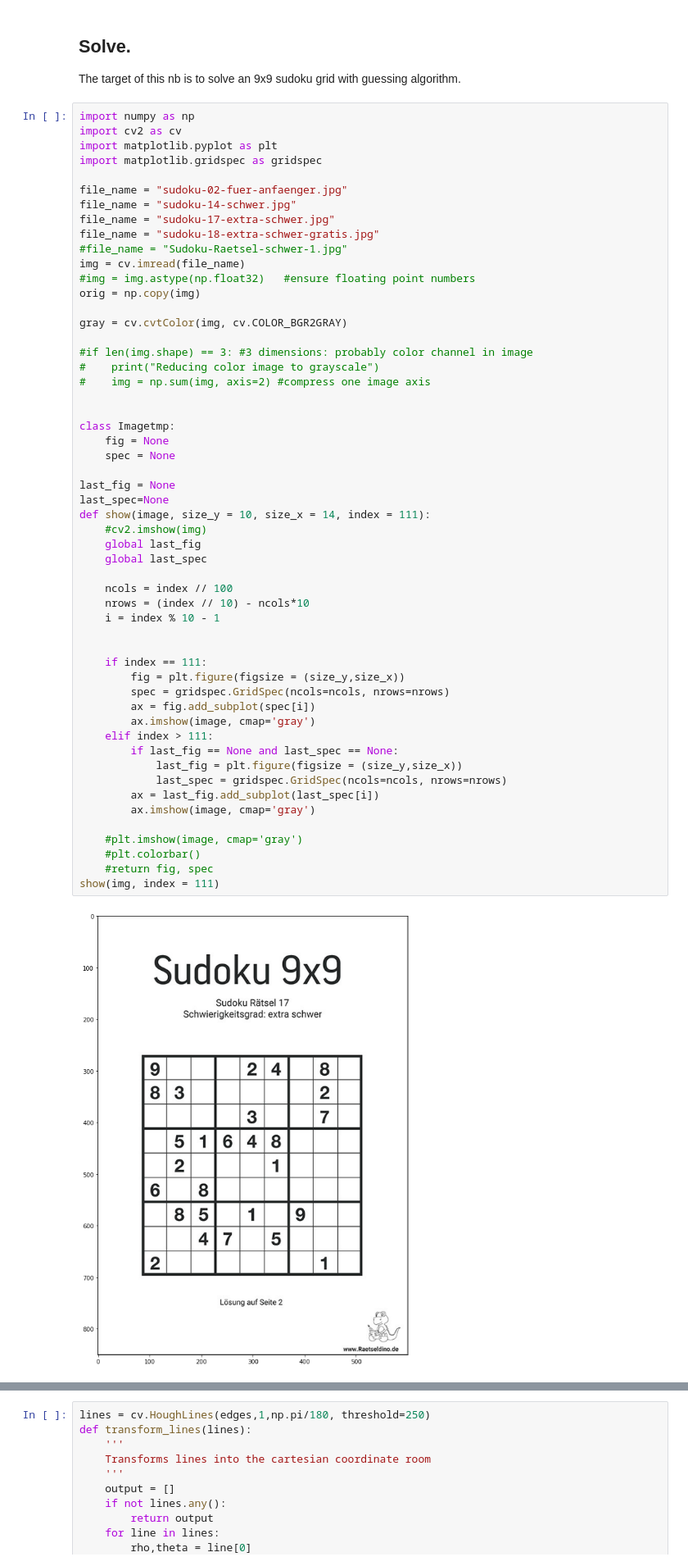
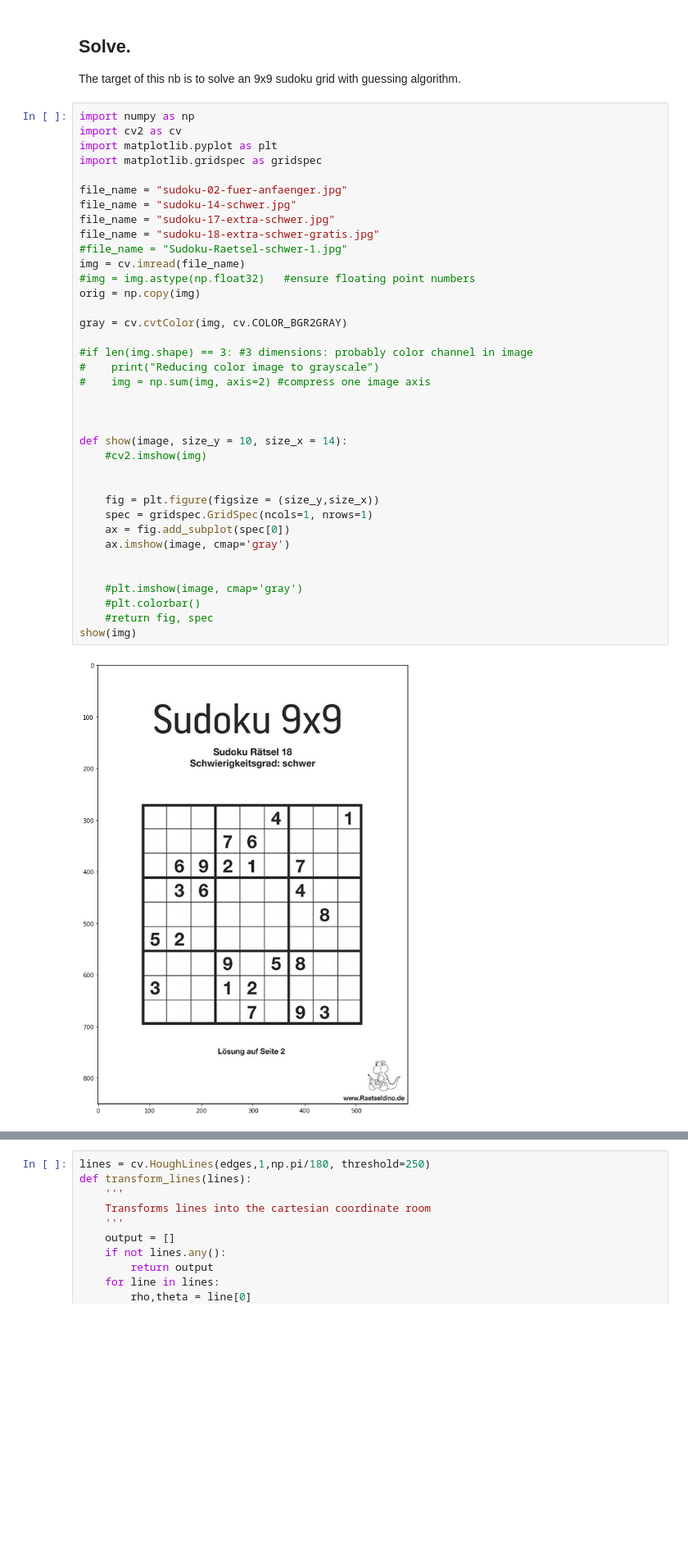
Before and after one commit to ElVectore/py-Sudoku-Solver, a Jupyter notebook: solve.ipynb, the cells around one changed output, grey strips where cells are left out. Shown at 82% size. Saved outputs shown, nothing was run; the diff lists cells and outputs as text; blank space fills up the shorter version.

```diff
--- a/solve.ipynb
+++ b/solve.ipynb
@@ -5,58 +5,41 @@ The target of this nb is to solve an 9x9 sudoku grid with guessing algorithm.
 import numpy as np
 import cv2 as cv
 import matplotlib.pyplot as plt
 import matplotlib.gridspec as gridspec
 
 file_name = "sudoku-02-fuer-anfaenger.jpg"
 file_name = "sudoku-14-schwer.jpg"
 file_name = "sudoku-17-extra-schwer.jpg"
 file_name = "sudoku-18-extra-schwer-gratis.jpg"
 #file_name = "Sudoku-Raetsel-schwer-1.jpg"
 img = cv.imread(file_name)
 #img = img.astype(np.float32)   #ensure floating point numbers
 orig = np.copy(img)
 
 gray = cv.cvtColor(img, cv.COLOR_BGR2GRAY)
 
 #if len(img.shape) == 3: #3 dimensions: probably color channel in image
 #    print("Reducing color image to grayscale")
 #    img = np.sum(img, axis=2) #compress one image axis
 
 
-class Imagetmp:
-    fig = None
-    spec = None
 
-last_fig = None
-last_spec=None
-def show(image, size_y = 10, size_x = 14, index = 111):
+def show(image, size_y = 10, size_x = 14):
     #cv2.imshow(img)
-    global last_fig
-    global last_spec
-
-    ncols = index // 100
-    nrows = (index // 10) - ncols*10
-    i = index % 10 - 1
 
 
-    if index == 111:
-        fig = plt.figure(figsize = (size_y,size_x))
-        spec = gridspec.GridSpec(ncols=ncols, nrows=nrows)
-        ax = fig.add_subplot(spec[i])
-        ax.imshow(image, cmap='gray')
-    elif index > 111:
-        if last_fig == None and last_spec == None:
-            last_fig = plt.figure(figsize = (size_y,size_x))
-            last_spec = gridspec.GridSpec(ncols=ncols, nrows=nrows)
-        ax = last_fig.add_subplot(last_spec[i])
-        ax.imshow(image, cmap='gray')
+    fig = plt.figure(figsize = (size_y,size_x))
+    spec = gridspec.GridSpec(ncols=1, nrows=1)
+    ax = fig.add_subplot(spec[0])
+    ax.imshow(image, cmap='gray')
+
 
     #plt.imshow(image, cmap='gray')
     #plt.colorbar()
     #return fig, spec
-show(img, index = 111)
+show(img)
 # %% [output]
-[figure, old version]
+[figure, new version]
 # %%
 kernel = np.ones((5,5),np.uint8)
 canny = cv.Canny(gray,60,170,apertureSize = 3)
```
Also changed, not shown: parts of 4 cells of this notebook.
